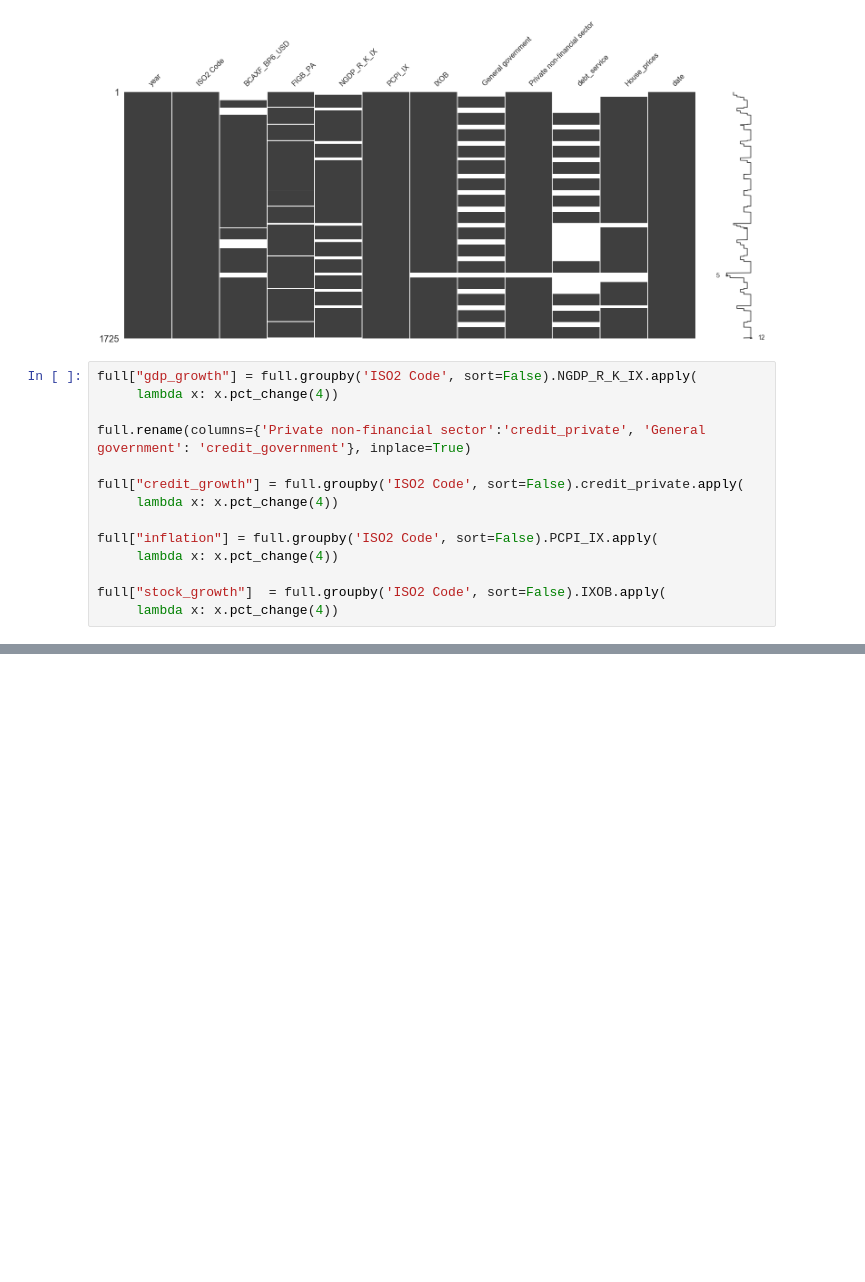
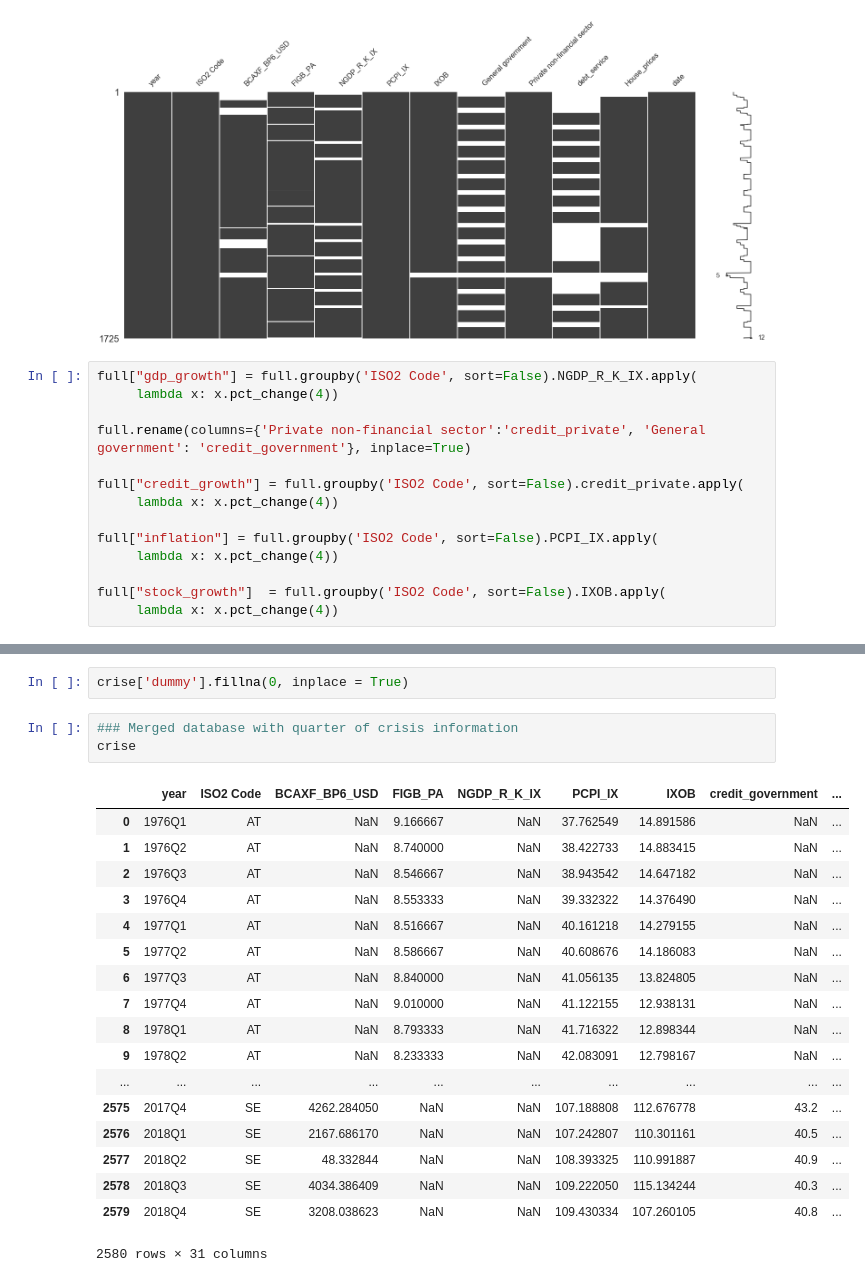
Before and after one commit to Walras-data/countryrisk, a Jupyter notebook: countryrisk_ecbmodel.ipynb, the cells around one changed output, grey strips where cells are left out. Drawn from its saved outputs; the diff is of its cells as text; blank space fills up the shorter version.

```diff
--- a/countryrisk_ecbmodel.ipynb
+++ b/countryrisk_ecbmodel.ipynb
@@ -269,0 +398,24 @@ bs2
+# %%
+crise['dummy'].fillna(0, inplace = True)
+# %%
+### Merged database with quarter of crisis information
+crise
+# %% [output]
+|  | year | ISO2 Code | BCAXF_BP6_USD | FIGB_PA | NGDP_R_K_IX | PCPI_IX | IXOB | credit_government | ... |
+| 0 | 1976Q1 | AT | NaN | 9.166667 | NaN | 37.762549 | 14.891586 | NaN | ... |
+| 1 | 1976Q2 | AT | NaN | 8.740000 | NaN | 38.422733 | 14.883415 | NaN | ... |
+| 2 | 1976Q3 | AT | NaN | 8.546667 | NaN | 38.943542 | 14.647182 | NaN | ... |
+| 3 | 1976Q4 | AT | NaN | 8.553333 | NaN | 39.332322 | 14.376490 | NaN | ... |
+| 4 | 1977Q1 | AT | NaN | 8.516667 | NaN | 40.161218 | 14.279155 | NaN | ... |
+| 5 | 1977Q2 | AT | NaN | 8.586667 | NaN | 40.608676 | 14.186083 | NaN | ... |
+| 6 | 1977Q3 | AT | NaN | 8.840000 | NaN | 41.056135 | 13.824805 | NaN | ... |
+| 7 | 1977Q4 | AT | NaN | 9.010000 | NaN | 41.122155 | 12.938131 | NaN | ... |
+| 8 | 1978Q1 | AT | NaN | 8.793333 | NaN | 41.716322 | 12.898344 | NaN | ... |
+| 9 | 1978Q2 | AT | NaN | 8.233333 | NaN | 42.083091 | 12.798167 | NaN | ... |
+| ... | ... | ... | ... | ... | ... | ... | ... | ... | ... |
+| 2575 | 2017Q4 | SE | 4262.284050 | NaN | NaN | 107.188808 | 112.676778 | 43.2 | ... |
+| 2576 | 2018Q1 | SE | 2167.686170 | NaN | NaN | 107.242807 | 110.301161 | 40.5 | ... |
+| 2577 | 2018Q2 | SE | 48.332844 | NaN | NaN | 108.393325 | 110.991887 | 40.9 | ... |
+| 2578 | 2018Q3 | SE | 4034.386409 | NaN | NaN | 109.222050 | 115.134244 | 40.3 | ... |
+| 2579 | 2018Q4 | SE | 3208.038623 | NaN | NaN | 109.430334 | 107.260105 | 40.8 | ... |
+2580 rows × 31 columns
```
Also changed, not shown: parts of 30 cells of this notebook, 1 other file.
